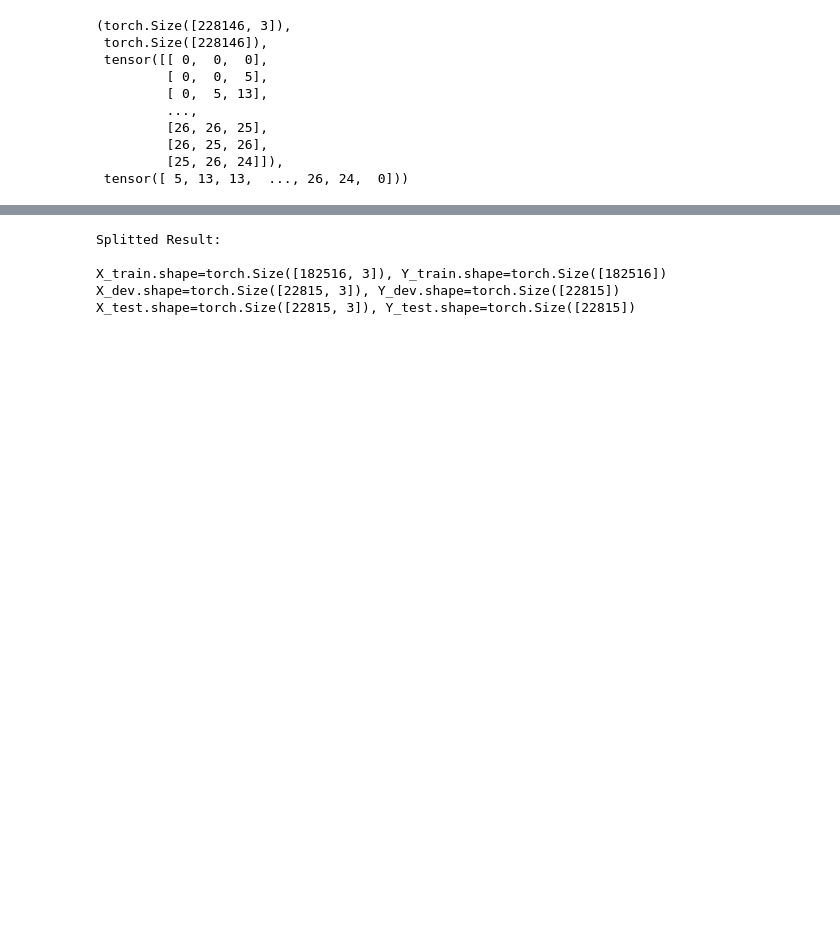
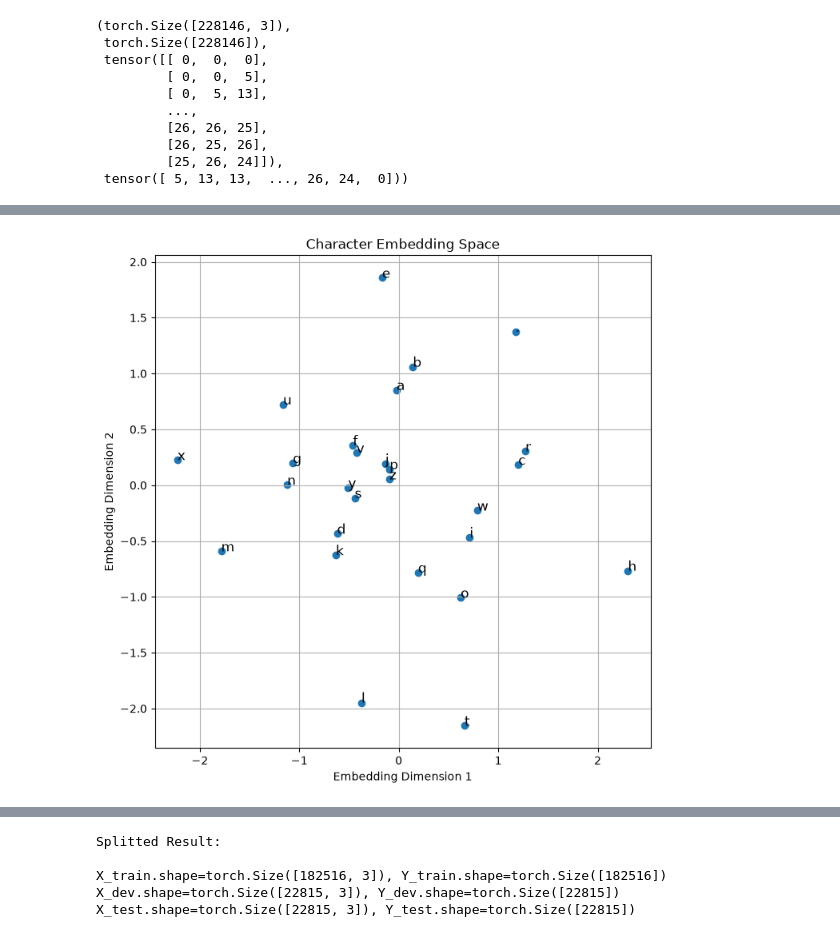
Before and after one commit to ignius299792458/word-generator, a Jupyter notebook: word-generator/jupyter/names_gen/model.ipynb, the cells around one changed output, grey strips where cells are left out. Drawn from its saved outputs; the diff is of its cells as text; code cells hidden in the pictures; blank space fills up the shorter version.

```diff
--- a/word-generator/jupyter/names_gen/model.ipynb
+++ b/word-generator/jupyter/names_gen/model.ipynb
@@ -68,3 +68,29 @@ tensor([[ 0.0313, -0.5315],
+# %%
+# Visualize the letter plots while initialization
+
+plt.figure(figsize=(8, 8))
+
+plt.scatter(
+    EMBEDDING_TABLE[:, 0].detach(),
+    EMBEDDING_TABLE[:, 1].detach()
+)
+
+for i in range(EMBEDDING_TABLE.shape[0]):
+    plt.text(
+        EMBEDDING_TABLE[i, 0].item(),
+        EMBEDDING_TABLE[i, 1].item(),
+        itos[i],
+        fontsize=12
+    )
+
+plt.xlabel("Embedding Dimension 1")
+plt.ylabel("Embedding Dimension 2")
+plt.title("Character Embedding Space Before Training")
+plt.grid(True)
+
+plt.show()
+# %% [output]
+[figure, added]
 # %%
 # prepare the dataset X to their embedding value and to get the embedded valued dataset
 EMBEDDED_X = EMBEDDING_TABLE[X]
```
Also changed, not shown: parts of 8 cells of this notebook.
